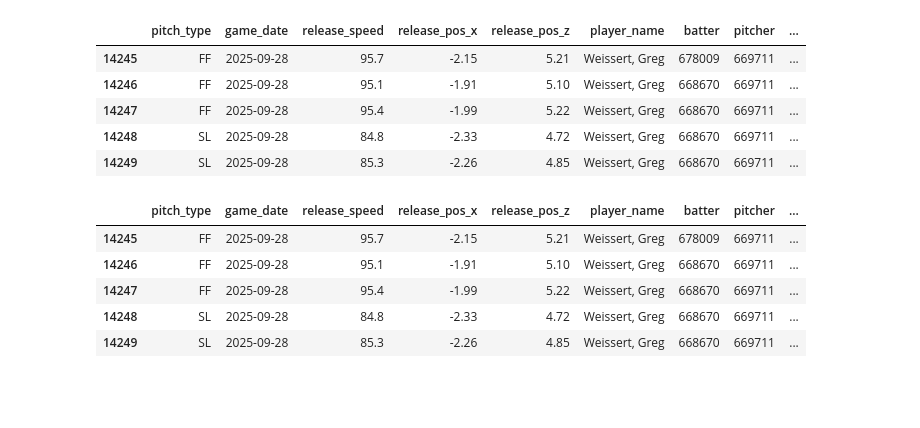
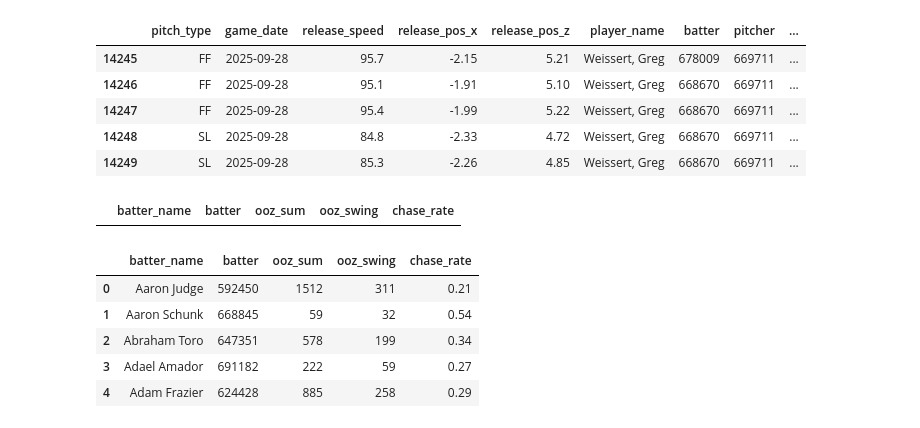
Before and after one commit to splitflappin/savant, a Jupyter notebook: add_ons.ipynb, the cells around one changed output. Saved outputs shown, nothing was run; the diff lists cells and outputs as text; code cells hidden in the pictures; blank space fills up the shorter version.

Commit message:
added chase percent

```diff
--- a/add_ons.ipynb
+++ b/add_ons.ipynb
@@ -12,9 +12,8 @@ sav25 = sav25.loc[sav25["game_type"] == "R"]
 # %%
 def hitter_addOns(sav):
   sav["game_date"] = pd.to_datetime(sav["game_date"])
-  sav["game_month"] = pd.DatetimeIndex(sav["game_date"]).month
 
-  sav["pa_id"] = sav["game_pk"].astype(str) + sav["at_bat__number"].astype(str)
+  sav["pa_id"] = sav["game_pk"].astype(str) + sav["at_bat_number"].astype(str)
   sav["pitch_id"] = sav["game_pk"].astype(str) + sav["pitcher"].astype(str) + sav["batter"].astype(str) + sav["at_bat_number"].astype(str) + sav["pitch_number"].astype(str)
   sav["pitches_thrown"] = 1
 
@@ -50,11 +49,4 @@ df.head()
 | 14248 | SL | 2025-09-28 | 84.8 | -2.33 | 4.72 | Weissert, Greg | 668670 | 669711 | ... |
 | 14249 | SL | 2025-09-28 | 85.3 | -2.26 | 4.85 | Weissert, Greg | 668670 | 669711 | ... |
 # %%
-df.loc[["batter_name", "batter", ""]]
+df_group = df.loc[:, ["batter_name", "batter", "pitch_type", "pitch_name", "release_speed", "release_spin_rate", "release_extension", "p_throws", "is_ball_in_play", "is_barrel", "is_chase", "in_zone", "out_of_zone", "is_whiff", "dk_points", "game_date", "is_swing"]]
-# %% [output]
-|  | pitch_type | game_date | release_speed | release_pos_x | release_pos_z | player_name | batter | pitcher | ... |
-| 14245 | FF | 2025-09-28 | 95.7 | -2.15 | 5.21 | Weissert, Greg | 678009 | 669711 | ... |
-| 14246 | FF | 2025-09-28 | 95.1 | -1.91 | 5.10 | Weissert, Greg | 668670 | 669711 | ... |
-| 14247 | FF | 2025-09-28 | 95.4 | -1.99 | 5.22 | Weissert, Greg | 668670 | 669711 | ... |
-| 14248 | SL | 2025-09-28 | 84.8 | -2.33 | 4.72 | Weissert, Greg | 668670 | 669711 | ... |
-| 14249 | SL | 2025-09-28 | 85.3 | -2.26 | 4.85 | Weissert, Greg | 668670 | 669711 | ... |
@@ -60,0 +55,18 @@ df.loc[["batter_name", "batter", ""]]
+# %%
+def get_chase_rate(sav):
+  out = sav.copy()
+
+  out["ooz_swing_count"] = out["out_of_zone"] & out["is_swing"]
+
+  stats_summarized = (
+    out.groupby(["batter_name", "batter"])
+    .agg(
+      ooz_sum = ("out_of_zone", "sum"),
+      ooz_swing = ("ooz_swing_count", "sum")
+    )
+    .reset_index()
+  )
+
+  stats_summarized["chase_rate"] = round(stats_summarized["ooz_swing"] / stats_summarized["ooz_sum"], 2)
+
+  return stats_summarized
@@ -60,0 +75,15 @@ df.loc[["batter_name", "batter", ""]]
+# %%
+aj = df2.loc[df2["batter"] == 592450]
+aj
+# %% [output]
+|  | batter_name | batter | ooz_sum | ooz_swing | chase_rate |
+# %%
+df3 = get_chase_rate(df)
+df3.head()
+# %% [output]
+|  | batter_name | batter | ooz_sum | ooz_swing | chase_rate |
+| 0 | Aaron Judge | 592450 | 1512 | 311 | 0.21 |
+| 1 | Aaron Schunk | 668845 | 59 | 32 | 0.54 |
+| 2 | Abraham Toro | 647351 | 578 | 199 | 0.34 |
+| 3 | Adael Amador | 691182 | 222 | 59 | 0.27 |
+| 4 | Adam Frazier | 624428 | 885 | 258 | 0.29 |
```
Also changed, not shown: parts of 2 cells of this notebook.
